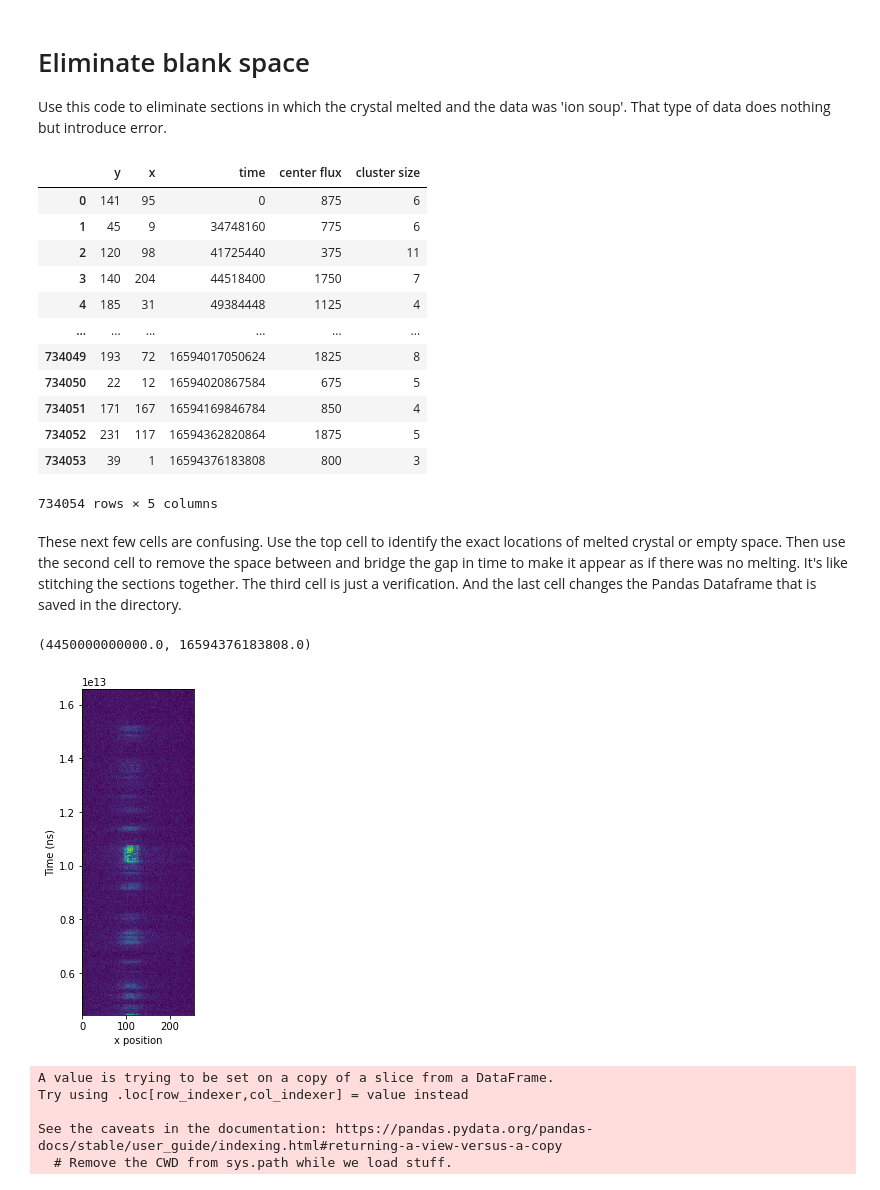
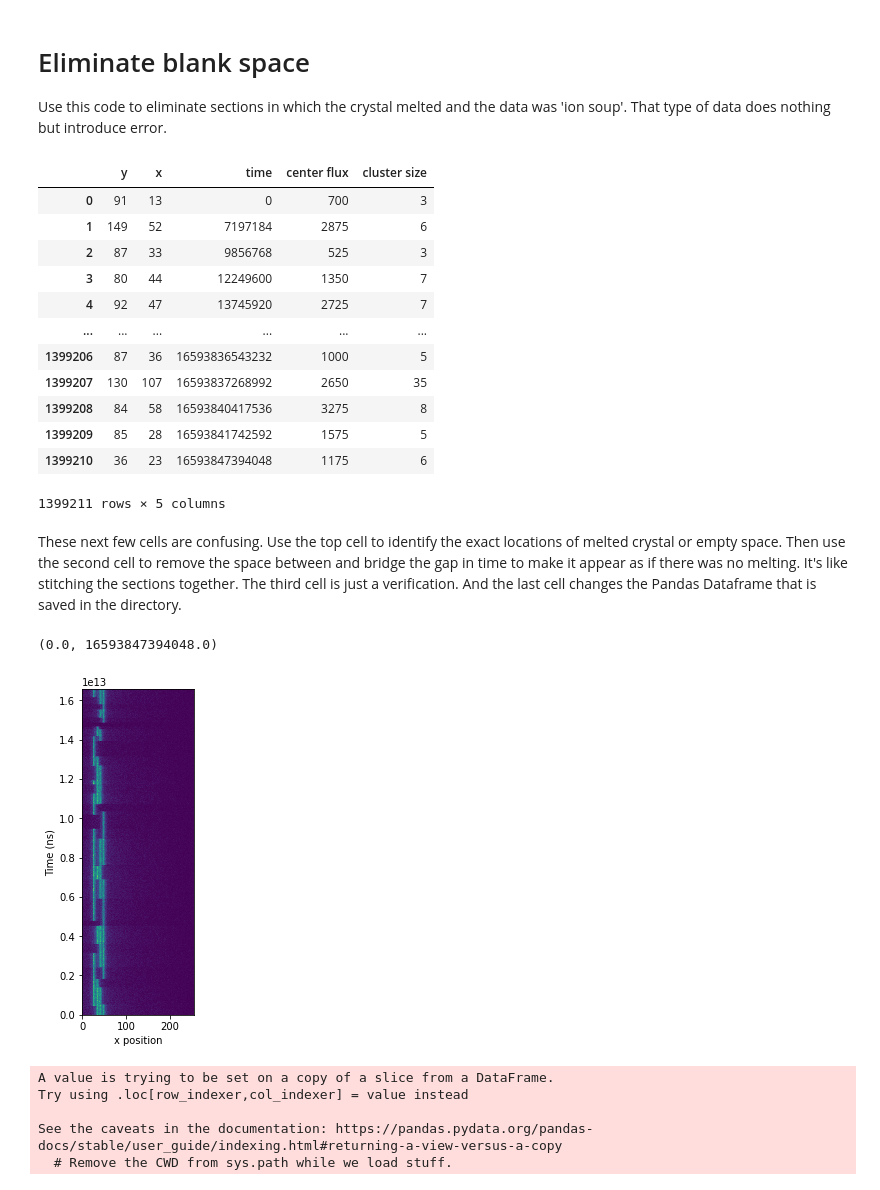
Before and after one commit to UW-ion-trap-group/Trapped_Ion_Tpx3Cam_Analysis, a Jupyter notebook: Tpx3Cam_Projects/Superradiance/Jumps_Data_Pandas.ipynb, the cells around one changed output. Cells and saved outputs as stored; diff of their text form; code cells hidden in the pictures.

```diff
--- a/Tpx3Cam_Projects/Superradiance/Jumps_Data_Pandas.ipynb
+++ b/Tpx3Cam_Projects/Superradiance/Jumps_Data_Pandas.ipynb
@@ -90,41 +93,41 @@ x6 = 127; y6 = 117
 # Eliminate blank space
 Use this code to eliminate sections in which the crystal melted and the data was 'ion soup'. That type of data does nothing but introduce error.
 # %%
-filename = 'Test_Folder/New_File_3'
+filename = 'yscan/yscan_153'
 it = pd.read_csv(filename)
 it = it.drop(columns = {'Unnamed: 0'})
 it
 # %% [output]
 |  | y | x | time | center flux | cluster size |
-| 0 | 141 | 95 | 0 | 875 | 6 |
-| 1 | 45 | 9 | 34748160 | 775 | 6 |
-| 2 | 120 | 98 | 41725440 | 375 | 11 |
-| 3 | 140 | 204 | 44518400 | 1750 | 7 |
-| 4 | 185 | 31 | 49384448 | 1125 | 4 |
+| 0 | 91 | 13 | 0 | 700 | 3 |
+| 1 | 149 | 52 | 7197184 | 2875 | 6 |
+| 2 | 87 | 33 | 9856768 | 525 | 3 |
+| 3 | 80 | 44 | 12249600 | 1350 | 7 |
+| 4 | 92 | 47 | 13745920 | 2725 | 7 |
 | ... | ... | ... | ... | ... | ... |
-| 734049 | 193 | 72 | 16594017050624 | 1825 | 8 |
-| 734050 | 22 | 12 | 16594020867584 | 675 | 5 |
-| 734051 | 171 | 167 | 16594169846784 | 850 | 4 |
-| 734052 | 231 | 117 | 16594362820864 | 1875 | 5 |
-| 734053 | 39 | 1 | 16594376183808 | 800 | 3 |
+| 1399206 | 87 | 36 | 16593836543232 | 1000 | 5 |
+| 1399207 | 130 | 107 | 16593837268992 | 2650 | 35 |
+| 1399208 | 84 | 58 | 16593840417536 | 3275 | 8 |
+| 1399209 | 85 | 28 | 16593841742592 | 1575 | 5 |
+| 1399210 | 36 | 23 | 16593847394048 | 1175 | 6 |
-734054 rows × 5 columns
+1399211 rows × 5 columns
 # %% [markdown]
 These next few cells are confusing. Use the top cell to identify the exact locations of melted crystal or empty space. Then use the second cell to remove the space between and bridge the gap in time to make it appear as if there was no melting. It's like stitching the sections together. The third cell is just a verification. And the last cell changes the Pandas Dataframe that is saved in the directory.
 # %%
 # Check the data over time to see if there are times in which the chain is broken or melted.
 # Find start and end of the broken crystal times and plug that into the start and end variables.
 fig, (ax0) = plt.subplots(ncols=1, figsize=(2,6))
 h = ax0.hist2d(it['x'], it['time'], bins = [256, 400])
 #ax0.set_xlim(x1-5,x1+5)
 ax0.set_xlabel('x position')
 ax0.set_ylabel('Time (ns)')
 
 #it['time'].max()
-start = 4.45e12; end = it['time'].max(); duration = end - start
+start = 0; end = it['time'].max(); duration = end - start
 ax0.set_ylim(start, end)
 # %% [output]
-(4450000000000.0, 16594376183808.0)
+(0.0, 16593847394048.0)
-[figure, old version]
+[figure, new version]
 # %%
 
 it = it.query(f'{start} > time or time > {end}')
```
Also changed, not shown: parts of 5 cells of this notebook, 7 other files.
